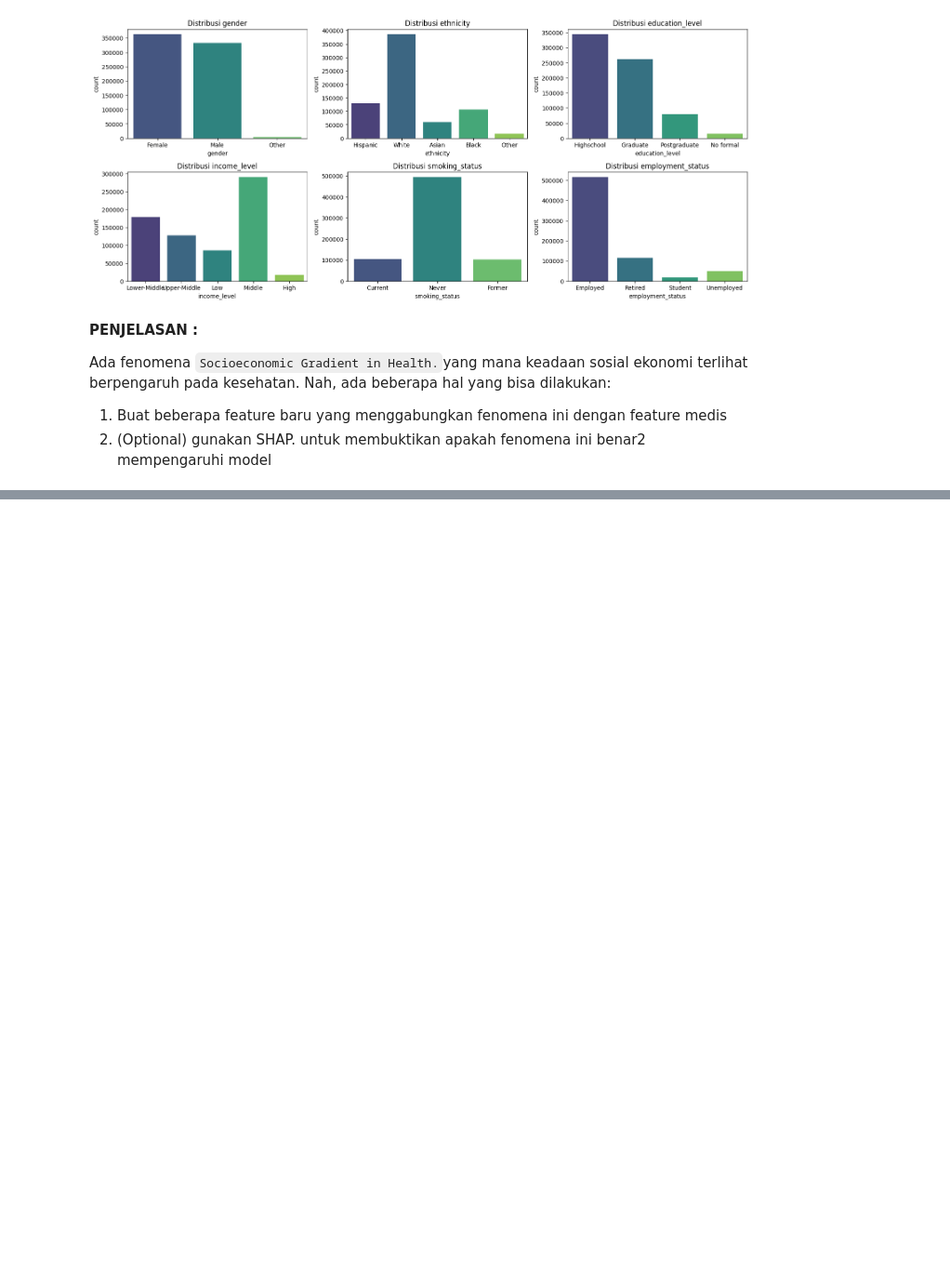
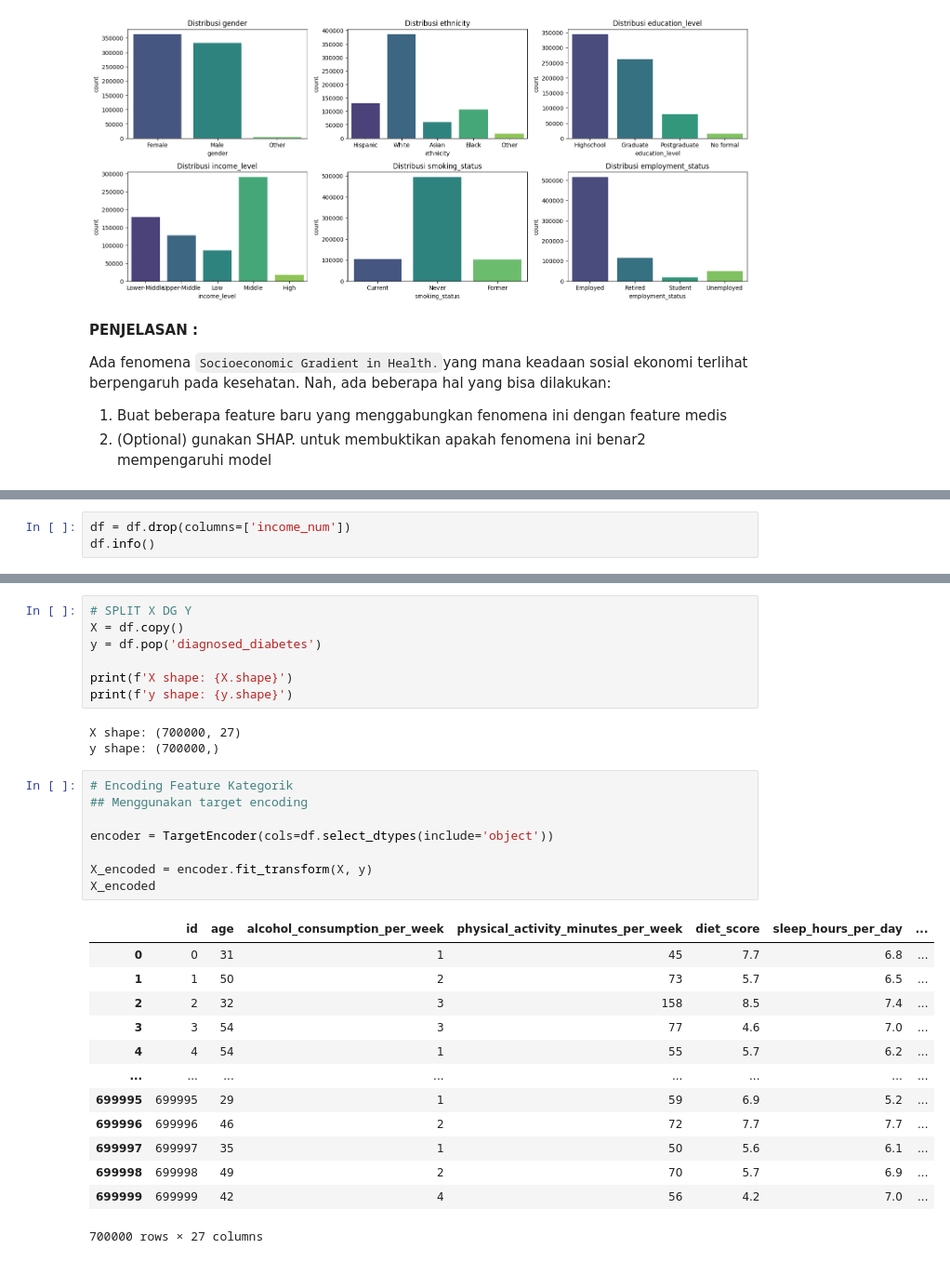
Before and after one commit to mayanggumelarr/Diabetes-Classification, a Jupyter notebook: diabetes-classification.ipynb, the cells around one changed output, grey strips where cells are left out. Shown at 93% size. Cells and saved outputs as stored; diff of their text form; blank space fills up the shorter version.

```diff
--- a/diabetes-classification.ipynb
+++ b/diabetes-classification.ipynb
@@ -144,0 +215,3 @@ Ada fenomena `Socioeconomic Gradient in Health.`yang mana keadaan sosial ekonomi
+# %%
+df = df.drop(columns=['income_num'])
+df.info()
@@ -144,0 +236,32 @@ Ada fenomena `Socioeconomic Gradient in Health.`yang mana keadaan sosial ekonomi
+# %%
+# SPLIT X DG Y
+X = df.copy()
+y = df.pop('diagnosed_diabetes')
+
+print(f'X shape: {X.shape}')
+print(f'y shape: {y.shape}')
+# %% [output]
+X shape: (700000, 27)
+y shape: (700000,)
+# %%
+# Encoding Feature Kategorik
+## Menggunakan target encoding
+
+encoder = TargetEncoder(cols=df.select_dtypes(include='object'))
+
+X_encoded = encoder.fit_transform(X, y)
+X_encoded
+# %% [output]
+|  | id | age | alcohol_consumption_per_week | physical_activity_minutes_per_week | diet_score | sleep_hours_per_day | ... |
+| 0 | 0 | 31 | 1 | 45 | 7.7 | 6.8 | ... |
+| 1 | 1 | 50 | 2 | 73 | 5.7 | 6.5 | ... |
+| 2 | 2 | 32 | 3 | 158 | 8.5 | 7.4 | ... |
+| 3 | 3 | 54 | 3 | 77 | 4.6 | 7.0 | ... |
+| 4 | 4 | 54 | 1 | 55 | 5.7 | 6.2 | ... |
+| ... | ... | ... | ... | ... | ... | ... | ... |
+| 699995 | 699995 | 29 | 1 | 59 | 6.9 | 5.2 | ... |
+| 699996 | 699996 | 46 | 2 | 72 | 7.7 | 7.7 | ... |
+| 699997 | 699997 | 35 | 1 | 50 | 5.6 | 6.1 | ... |
+| 699998 | 699998 | 49 | 2 | 70 | 5.7 | 6.9 | ... |
+| 699999 | 699999 | 42 | 4 | 56 | 4.2 | 7.0 | ... |
+700000 rows × 27 columns
```
Also changed, not shown: parts of 8 cells of this notebook.
